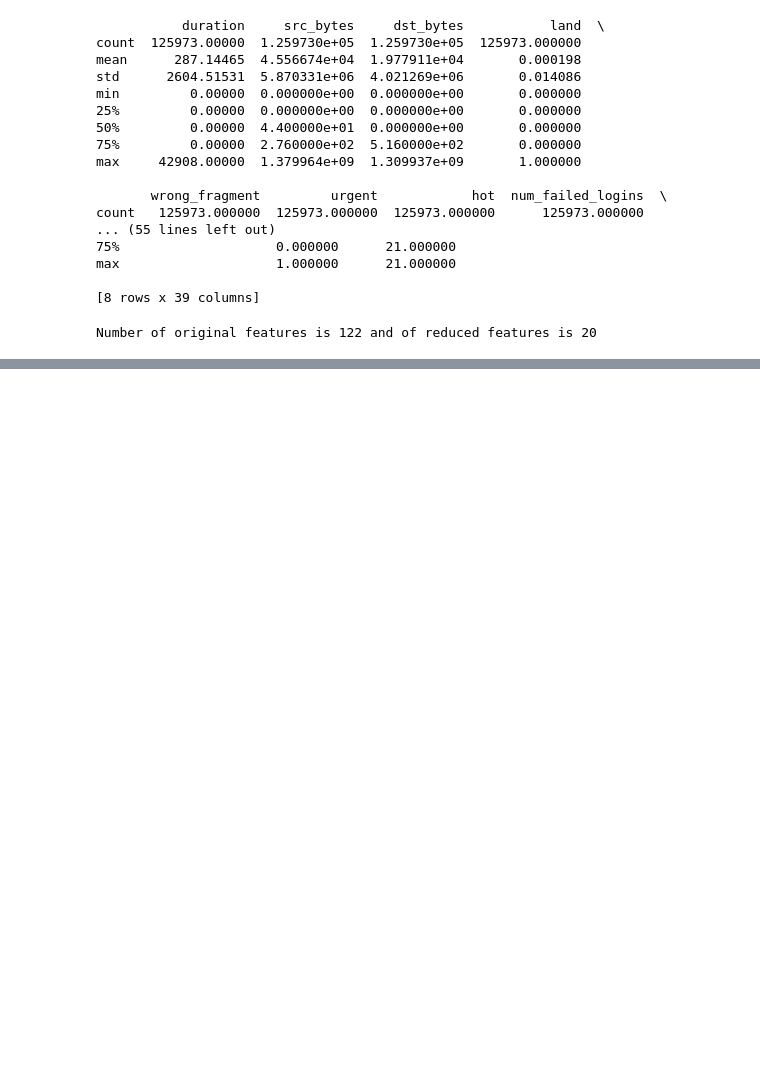
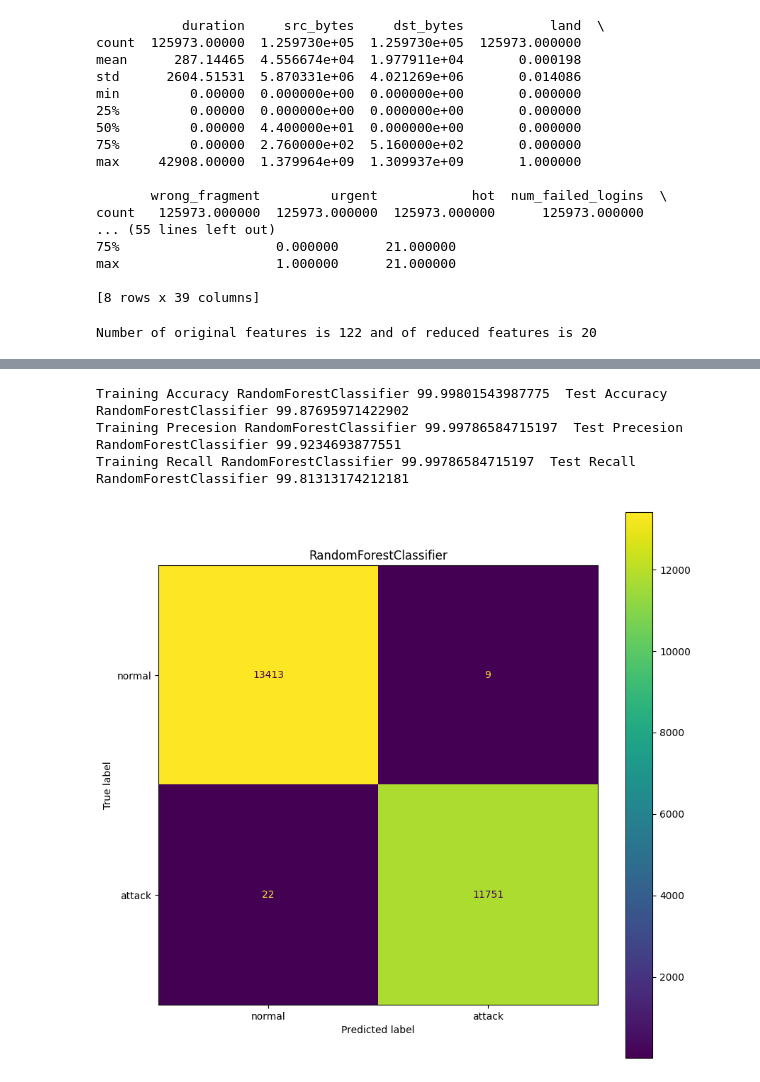
Before and after one commit to James-Crockett/IS734_Intrusion_Detection_System, a Jupyter notebook: is734_pre_processing.ipynb, the cells around one changed output, grey strips where cells are left out. Drawn from its saved outputs; the diff is of its cells as text; code cells hidden in the pictures; blank space fills up the shorter version.

```diff
--- a/is734_pre_processing.ipynb
+++ b/is734_pre_processing.ipynb
@@ -160,0 +180,10 @@ def evaluate_classification(model, name, X_train, X_test, y_train, y_test):
+# %%
+rf = RandomForestClassifier().fit(x_train, y_train)
+evaluate_classification(rf, "RandomForestClassifier", x_train, x_test, y_train, y_test)
+plt.title('RandomForestClassifier')
+plt.show()
+# %% [output]
+Training Accuracy RandomForestClassifier 99.99801543987775  Test Accuracy RandomForestClassifier 99.87695971422902
+Training Precesion RandomForestClassifier 99.99786584715197  Test Precesion RandomForestClassifier 99.9234693877551
+Training Recall RandomForestClassifier 99.99786584715197  Test Recall RandomForestClassifier 99.81313174212181
+[figure, added]
```
Also changed, not shown: parts of 2 cells of this notebook.
